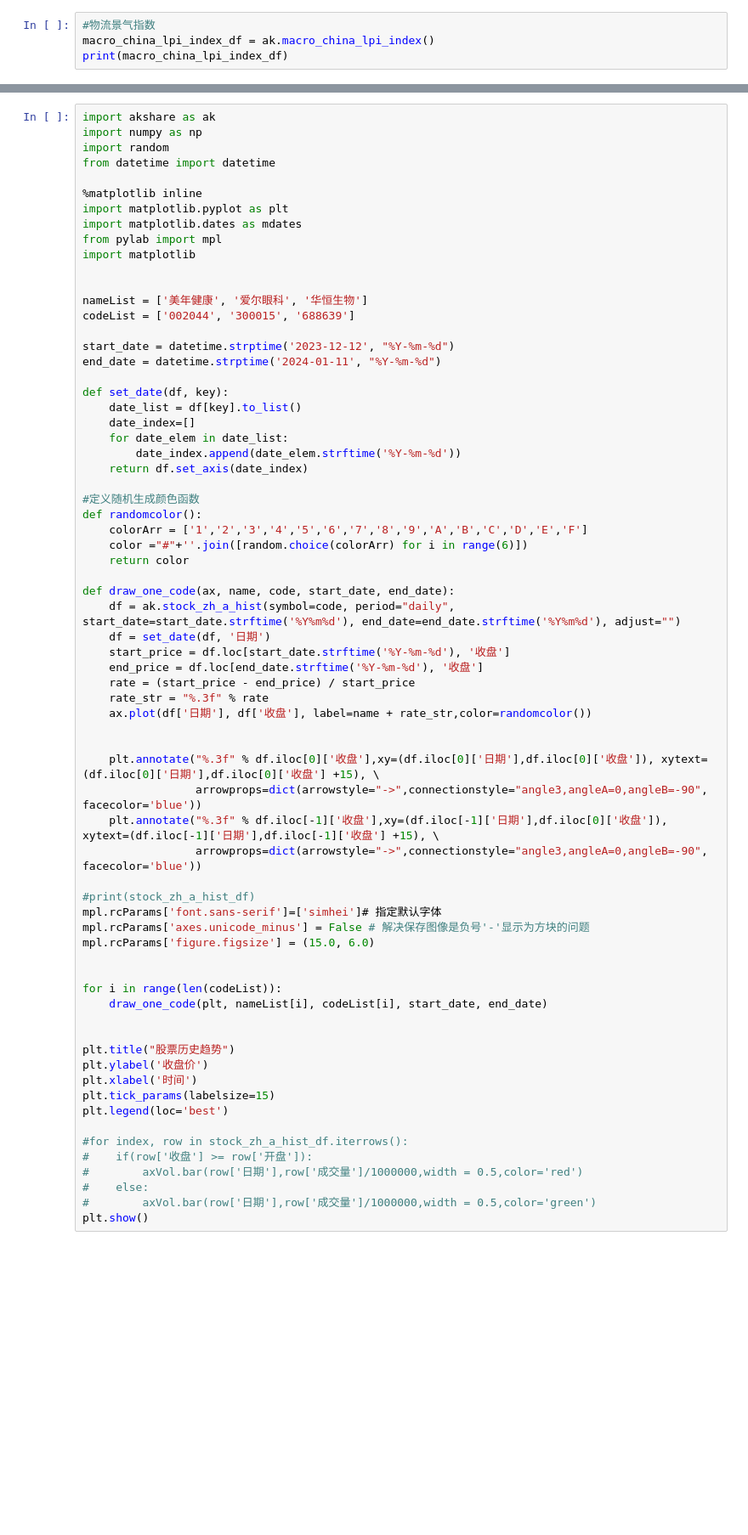
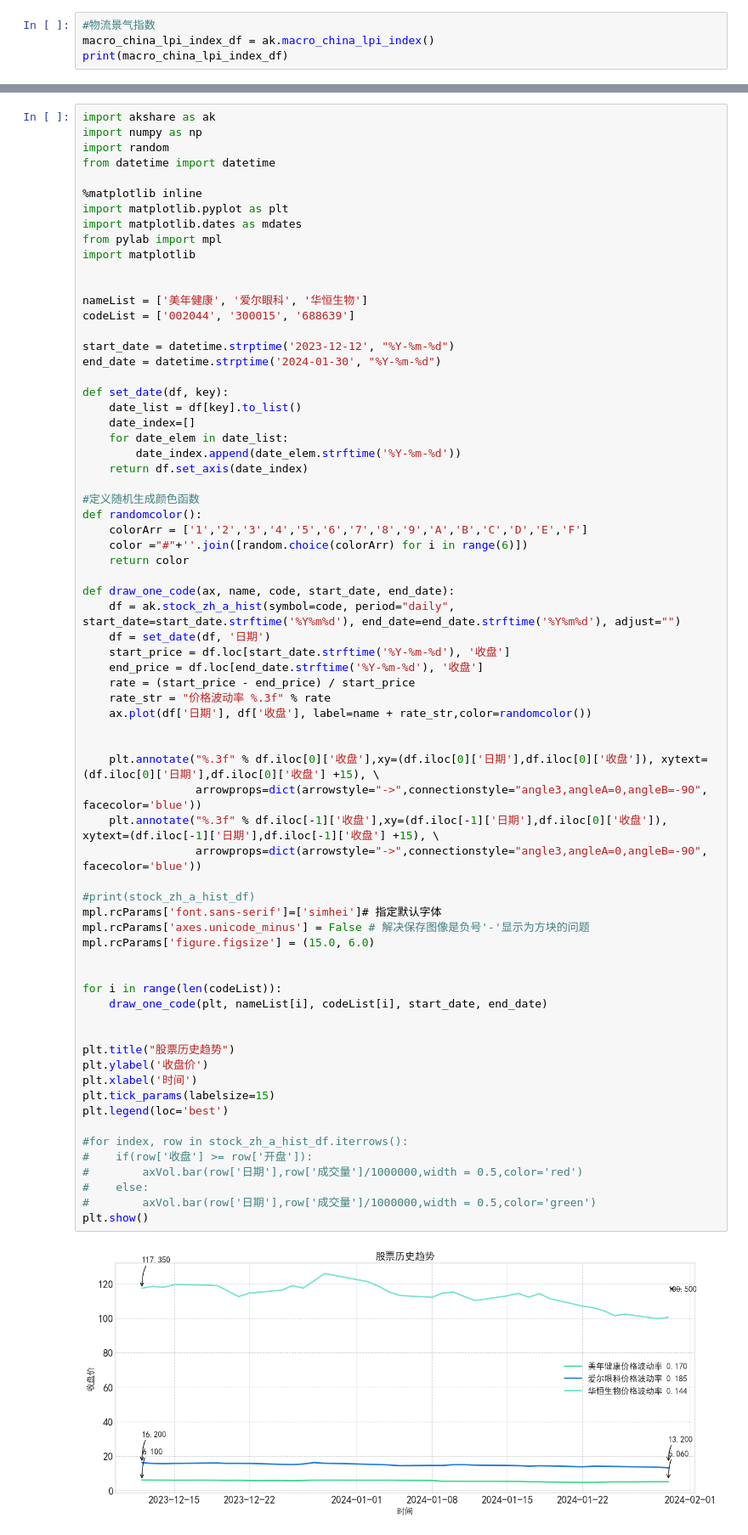
Before and after one commit to xiyanxiyan10/easyquant, a Jupyter notebook: certificate/3000_point_fluctuate_policy.ipynb, the cells around one changed output, grey strips where cells are left out. Shown at 85% size. Saved outputs shown, nothing was run; the diff lists cells and outputs as text; blank space fills up the shorter version.

```diff
--- a/certificate/3000_point_fluctuate_policy.ipynb
+++ b/certificate/3000_point_fluctuate_policy.ipynb
@@ -153,7 +159,7 @@ nameList = ['美年健康', '爱尔眼科', '华恒生物']
 codeList = ['002044', '300015', '688639']
 
 start_date = datetime.strptime('2023-12-12', "%Y-%m-%d")
-end_date = datetime.strptime('2024-01-11', "%Y-%m-%d")
+end_date = datetime.strptime('2024-01-30', "%Y-%m-%d")
 
 def set_date(df, key):
     date_list = df[key].to_list()
@@ -174,35 +180,37 @@ def draw_one_code(ax, name, code, start_date, end_date):
     start_price = df.loc[start_date.strftime('%Y-%m-%d'), '收盘']
     end_price = df.loc[end_date.strftime('%Y-%m-%d'), '收盘']
     rate = (start_price - end_price) / start_price
-    rate_str = "%.3f" % rate
+    rate_str = "价格波动率 %.3f" % rate
     ax.plot(df['日期'], df['收盘'], label=name + rate_str,color=randomcolor())
 
 
     plt.annotate("%.3f" % df.iloc[0]['收盘'],xy=(df.iloc[0]['日期'],df.iloc[0]['收盘']), xytext=(df.iloc[0]['日期'],df.iloc[0]['收盘'] +15), \
                  arrowprops=dict(arrowstyle="->",connectionstyle="angle3,angleA=0,angleB=-90", facecolor='blue'))
     plt.annotate("%.3f" % df.iloc[-1]['收盘'],xy=(df.iloc[-1]['日期'],df.iloc[0]['收盘']), xytext=(df.iloc[-1]['日期'],df.iloc[-1]['收盘'] +15), \
                  arrowprops=dict(arrowstyle="->",connectionstyle="angle3,angleA=0,angleB=-90", facecolor='blue'))
 
 #print(stock_zh_a_hist_df)
 mpl.rcParams['font.sans-serif']=['simhei']# 指定默认字体
 mpl.rcParams['axes.unicode_minus'] = False # 解决保存图像是负号'-'显示为方块的问题
 mpl.rcParams['figure.figsize'] = (15.0, 6.0)
 
 
 for i in range(len(codeList)):
     draw_one_code(plt, nameList[i], codeList[i], start_date, end_date)
 
 
 plt.title("股票历史趋势")
 plt.ylabel('收盘价')
 plt.xlabel('时间')
 plt.tick_params(labelsize=15)
 plt.legend(loc='best')
 
 #for index, row in stock_zh_a_hist_df.iterrows():
 #    if(row['收盘'] >= row['开盘']):
 #        axVol.bar(row['日期'],row['成交量']/1000000,width = 0.5,color='red')
 #    else:
 #        axVol.bar(row['日期'],row['成交量']/1000000,width = 0.5,color='green')
 plt.show()
+# %% [output]
+[figure, added]
 # %%
```
Also changed, not shown: parts of 3 cells of this notebook.
